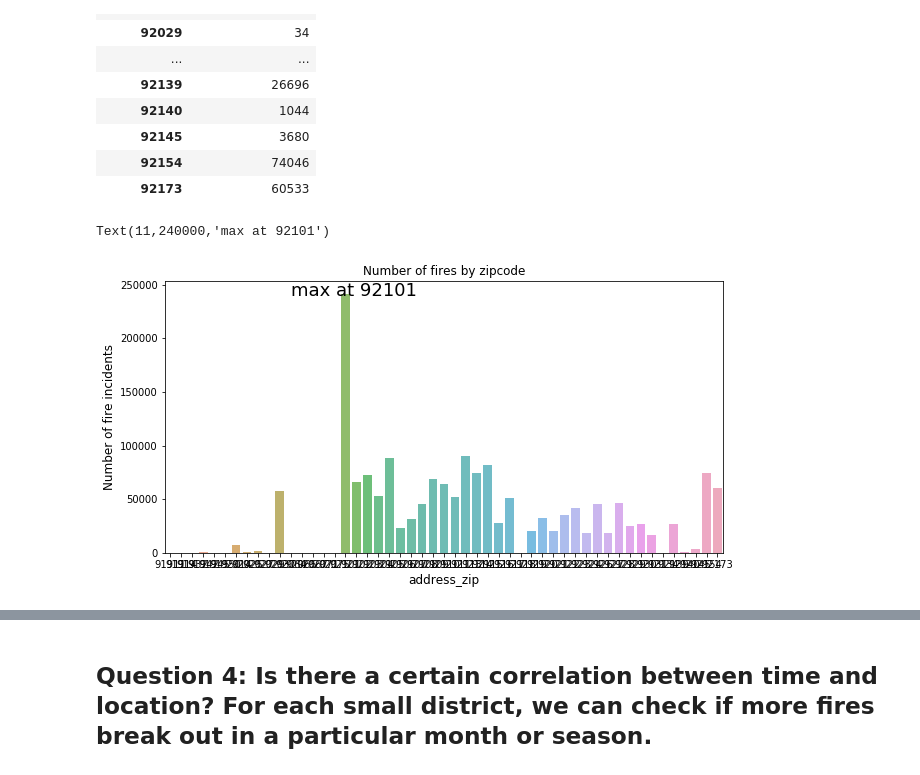
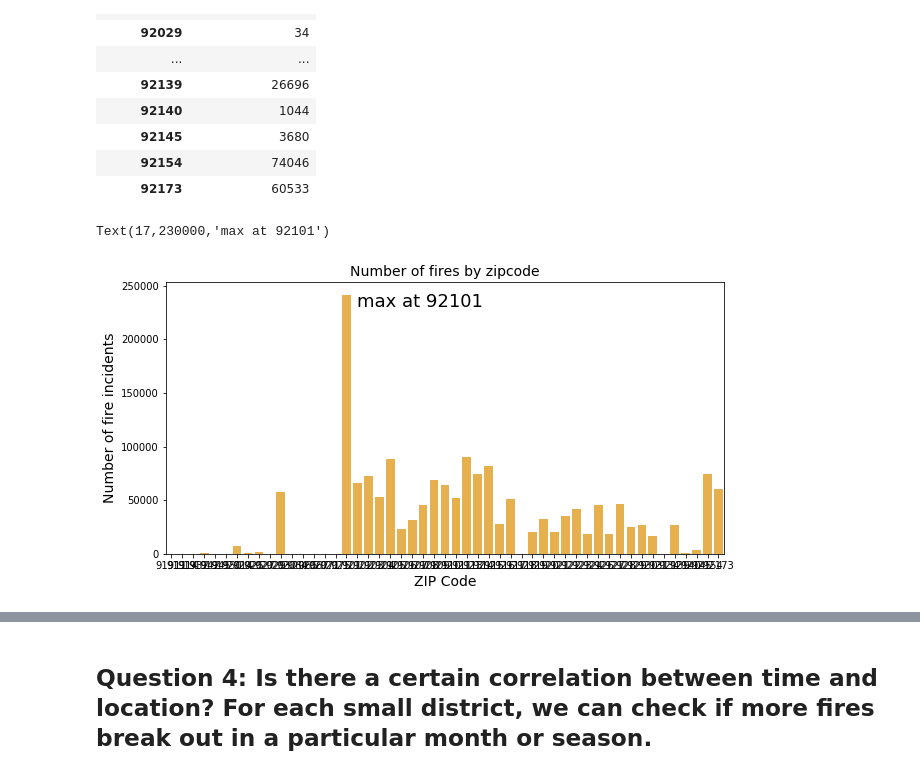
Before and after one commit to hundredball/ECE143_Project_Group24, a Jupyter notebook: FireIncidents.ipynb, the cells around one changed output, grey strips where cells are left out. Saved outputs shown, nothing was run; the diff lists cells and outputs as text; code cells hidden in the pictures.

```diff
--- a/FireIncidents.ipynb
+++ b/FireIncidents.ipynb
@@ -161,12 +163,12 @@ zipPivotTable
 # %%
 zip_count  = fireDataFrame['address_zip'].value_counts()
 plt.figure(figsize=(10,5))
-ax = sns.barplot(zip_count.index, zip_count.values, alpha=0.8)
-plt.title('Number of fires by zipcode')
-plt.ylabel('Number of fire incidents', fontsize=12)
-plt.xlabel('address_zip', fontsize=12)
+ax = sns.barplot(zip_count.index, zip_count.values, alpha=0.8, color='orange')
+plt.title('Number of fires by zipcode', fontsize=14)
+plt.ylabel('Number of fire incidents', fontsize=14)
+plt.xlabel('ZIP Code', fontsize=14)
 
-ax.text(11,240000,'max at 92101',fontsize=18)
+ax.text(17,230000,'max at 92101',fontsize=18)
 # %% [output]
-Text(11,240000,'max at 92101')
+Text(17,230000,'max at 92101')
-[figure, old version]
+[figure, new version]
```
Also changed, not shown: parts of 4 cells of this notebook.
